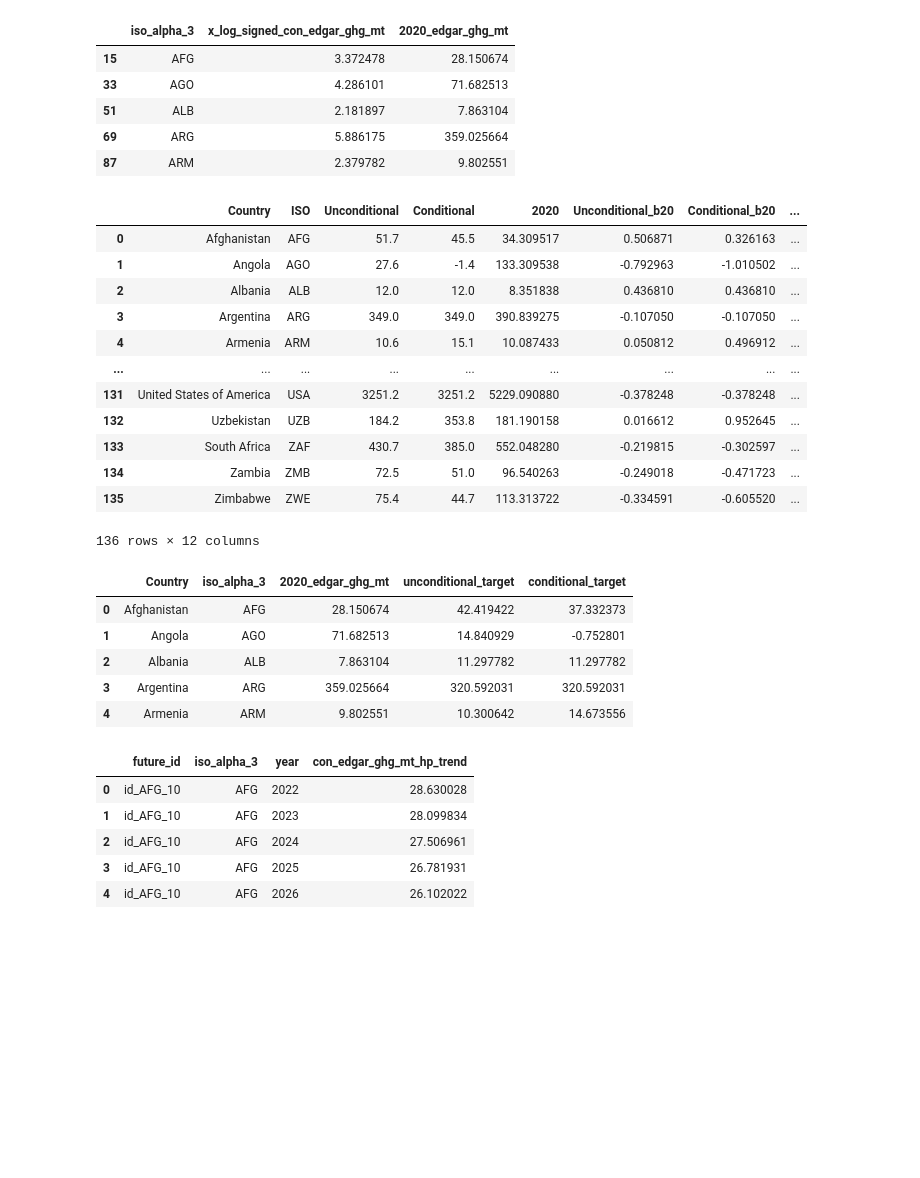
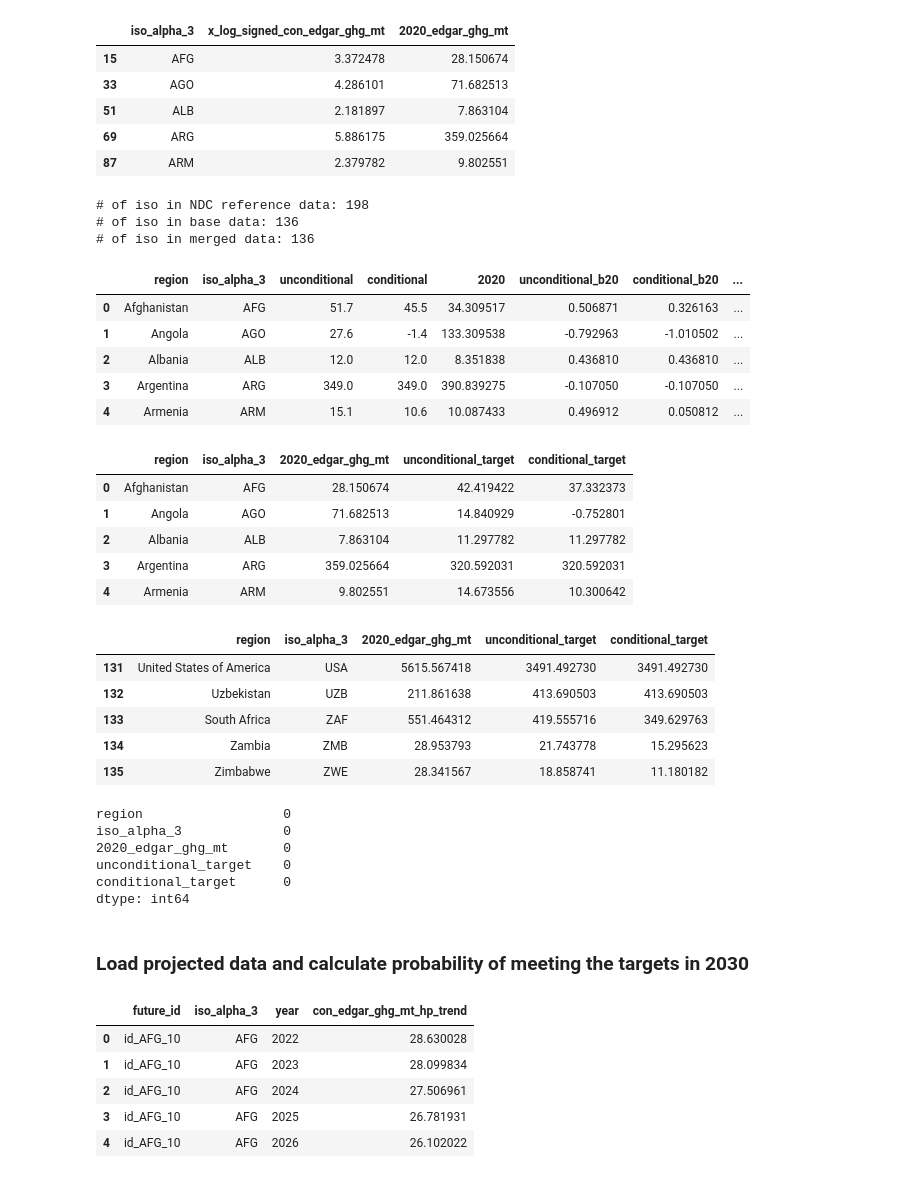
Before and after one commit to jroblar/ndc_evaluation, a Jupyter notebook: ndc_probability/ndc_probability_analysis.ipynb, the cells around one changed output. Saved outputs shown, nothing was run; the diff lists cells and outputs as text; code cells hidden in the pictures; blank space fills up the shorter version.

```diff
--- a/ndc_probability/ndc_probability_analysis.ipynb
+++ b/ndc_probability/ndc_probability_analysis.ipynb
@@ -28,5 +33,5 @@ NDC_POSTPROCESSED_DIR_PATH = os.path.join(DATA_DIR_PATH, "ndc_data")
 # %%
 #NOTE: The emission values of this databse are in mtons
-ndc_ref = pd.read_csv(os.path.join(NDC_POSTPROCESSED_DIR_PATH, "ndc_reference.csv"))
+ndc_ref = pd.read_excel(os.path.join(NDC_POSTPROCESSED_DIR_PATH, "ndc_reference_combined.xlsx"), sheet_name="base_2020")
 ndc_ref.head()
 # %% [output]
@@ -95,42 +102,42 @@ base_df_filtered.head()
 | 69 | ARG | 5.886175 | 359.025664 |
 | 87 | ARM | 2.379782 | 9.802551 |
 # %%
-ndc_ref_base = ndc_ref.merge(base_df_filtered, left_on="ISO", right_on="iso_alpha_3", how="right")
-ndc_ref_base["unconditional_target"] = (1 + ndc_ref_base["Unconditional_b20"]) * ndc_ref_base["2020_edgar_ghg_mt"]
-ndc_ref_base["conditional_target"] = (1 + ndc_ref_base["Conditional_b20"]) * ndc_ref_base["2020_edgar_ghg_mt"]
-ndc_ref_base
+# Merge the NDC reference data with the base data to calculate the unconditional and conditional targets using the base emissions for 2020
+print("# of iso in NDC reference data:", ndc_ref["iso_alpha_3"].nunique())
+print("# of iso in base data:", base_df_filtered["iso_alpha_3"].nunique())
+
+ndc_ref_base = ndc_ref.merge(base_df_filtered, on="iso_alpha_3", how="right")
+print("# of iso in merged data:", ndc_ref_base["iso_alpha_3"].nunique())
+ndc_ref_base["unconditional_target"] = (1 + ndc_ref_base["unconditional_b20"]) * ndc_ref_base["2020_edgar_ghg_mt"]
+ndc_ref_base["conditional_target"] = (1 + ndc_ref_base["conditional_b20"]) * ndc_ref_base["2020_edgar_ghg_mt"]
+ndc_ref_base.head()
 # %% [output]
+# of iso in NDC reference data: 198
+# of iso in base data: 136
+# of iso in merged data: 136
-|  | Country | ISO | Unconditional | Conditional | 2020 | Unconditional_b20 | Conditional_b20 | ... |
+|  | region | iso_alpha_3 | unconditional | conditional | 2020 | unconditional_b20 | conditional_b20 | ... |
 | 0 | Afghanistan | AFG | 51.7 | 45.5 | 34.309517 | 0.506871 | 0.326163 | ... |
 | 1 | Angola | AGO | 27.6 | -1.4 | 133.309538 | -0.792963 | -1.010502 | ... |
 | 2 | Albania | ALB | 12.0 | 12.0 | 8.351838 | 0.436810 | 0.436810 | ... |
 | 3 | Argentina | ARG | 349.0 | 349.0 | 390.839275 | -0.107050 | -0.107050 | ... |
-| 4 | Armenia | ARM | 10.6 | 15.1 | 10.087433 | 0.050812 | 0.496912 | ... |
-| ... | ... | ... | ... | ... | ... | ... | ... | ... |
-| 131 | United States of America | USA | 3251.2 | 3251.2 | 5229.090880 | -0.378248 | -0.378248 | ... |
-| 132 | Uzbekistan | UZB | 184.2 | 353.8 | 181.190158 | 0.016612 | 0.952645 | ... |
-| 133 | South Africa | ZAF | 430.7 | 385.0 | 552.048280 | -0.219815 | -0.302597 | ... |
-| 134 | Zambia | ZMB | 72.5 | 51.0 | 96.540263 | -0.249018 | -0.471723 | ... |
-| 135 | Zimbabwe | ZWE | 75.4 | 44.7 | 113.313722 | -0.334591 | -0.605520 | ... |
+| 4 | Armenia | ARM | 15.1 | 10.6 | 10.087433 | 0.496912 | 0.050812 | ... |
-136 rows × 12 columns
 # %%
 # ndc_ref_base.to_clipboard(index=False)
 # %%
-ndc_ref_base = ndc_ref_base.dropna()
 ndc_ref_base = ndc_ref_base[
     [
-        "Country",
+        "region",
         "iso_alpha_3",
         "2020_edgar_ghg_mt",
         "unconditional_target",
         "conditional_target"
     ]
-]
+].reset_index(drop=True)
 ndc_ref_base.head()
 # %% [output]
-|  | Country | iso_alpha_3 | 2020_edgar_ghg_mt | unconditional_target | conditional_target |
+|  | region | iso_alpha_3 | 2020_edgar_ghg_mt | unconditional_target | conditional_target |
 | 0 | Afghanistan | AFG | 28.150674 | 42.419422 | 37.332373 |
 | 1 | Angola | AGO | 71.682513 | 14.840929 | -0.752801 |
 | 2 | Albania | ALB | 7.863104 | 11.297782 | 11.297782 |
 | 3 | Argentina | ARG | 359.025664 | 320.592031 | 320.592031 |
-| 4 | Armenia | ARM | 9.802551 | 10.300642 | 14.673556 |
+| 4 | Armenia | ARM | 9.802551 | 14.673556 | 10.300642 |
@@ -139,3 +144,24 @@ ndc_ref_base.to_clipboard(index=False)
+# %%
+ndc_ref_base.tail()
+# %% [output]
+|  | region | iso_alpha_3 | 2020_edgar_ghg_mt | unconditional_target | conditional_target |
+| 131 | United States of America | USA | 5615.567418 | 3491.492730 | 3491.492730 |
+| 132 | Uzbekistan | UZB | 211.861638 | 413.690503 | 413.690503 |
+| 133 | South Africa | ZAF | 551.464312 | 419.555716 | 349.629763 |
+| 134 | Zambia | ZMB | 28.953793 | 21.743778 | 15.295623 |
+| 135 | Zimbabwe | ZWE | 28.341567 | 18.858741 | 11.180182 |
+# %%
+# check if there are any missing values
+ndc_ref_base.isnull().sum()
+# %% [output]
+region                  0
+iso_alpha_3             0
+2020_edgar_ghg_mt       0
+unconditional_target    0
+conditional_target      0
+dtype: int64
+# %% [markdown]
+### Load projected data and calculate probability of meeting the targets in 2030
 # %%
 projected_df = pd.read_parquet(
     os.path.join(
```
Also changed, not shown: parts of 18 cells of this notebook, 9 other files.
